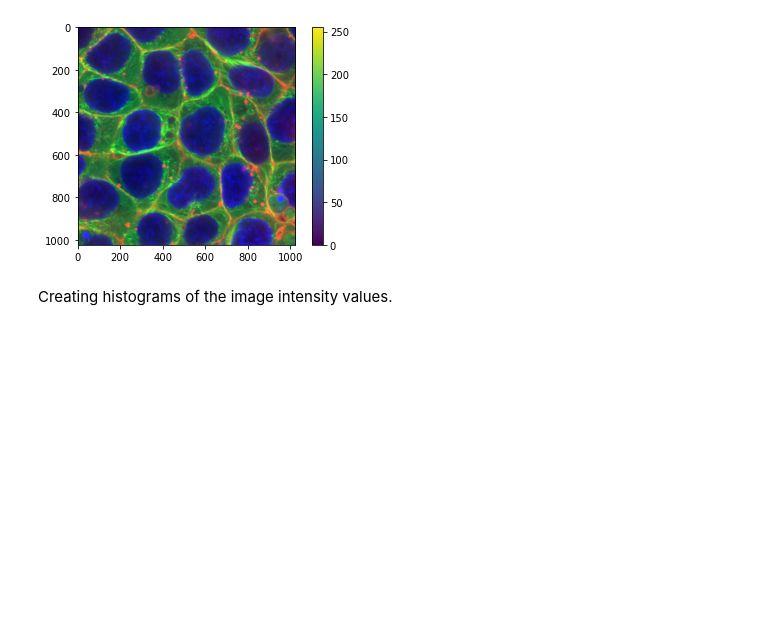
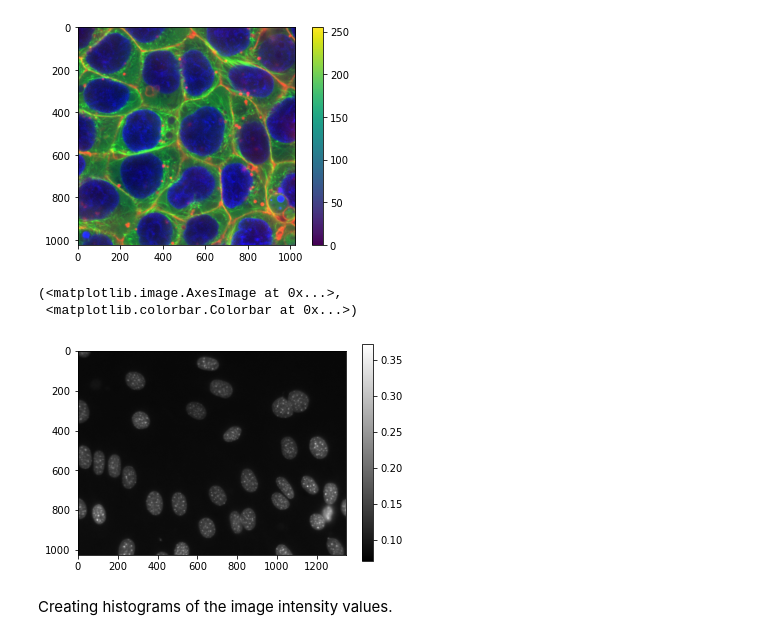
Before and after one commit to datascience-mobi-2022/2022-topic-01-team-05, a Jupyter notebook: Meeting_Notes/loading_data.ipynb, the cells around one changed output. Drawn from its saved outputs; the diff is of its cells as text; code cells hidden in the pictures; blank space fills up the shorter version.

Commit message:
otsu loaded

```diff
--- a/Meeting_Notes/loading_data.ipynb
+++ b/Meeting_Notes/loading_data.ipynb
@@ -22,6 +22,14 @@ imshow(nuclei), colorbar()
 (<matplotlib.image.AxesImage at 0x...>,
  <matplotlib.colorbar.Colorbar at 0x...>)
 [figure]
+# %%
+otsu0 = imread("../data/NIH3T3/img/dna-0.png")
+figure()
+imshow(otsu0, "gray"), colorbar()
+# %% [output]
+(<matplotlib.image.AxesImage at 0x...>,
+ <matplotlib.colorbar.Colorbar at 0x...>)
+[figure, added]
 # %% [markdown]
 Creating histograms of the image intensity values.
 # %%
```
Also changed, not shown: parts of 1 cell of this notebook.
